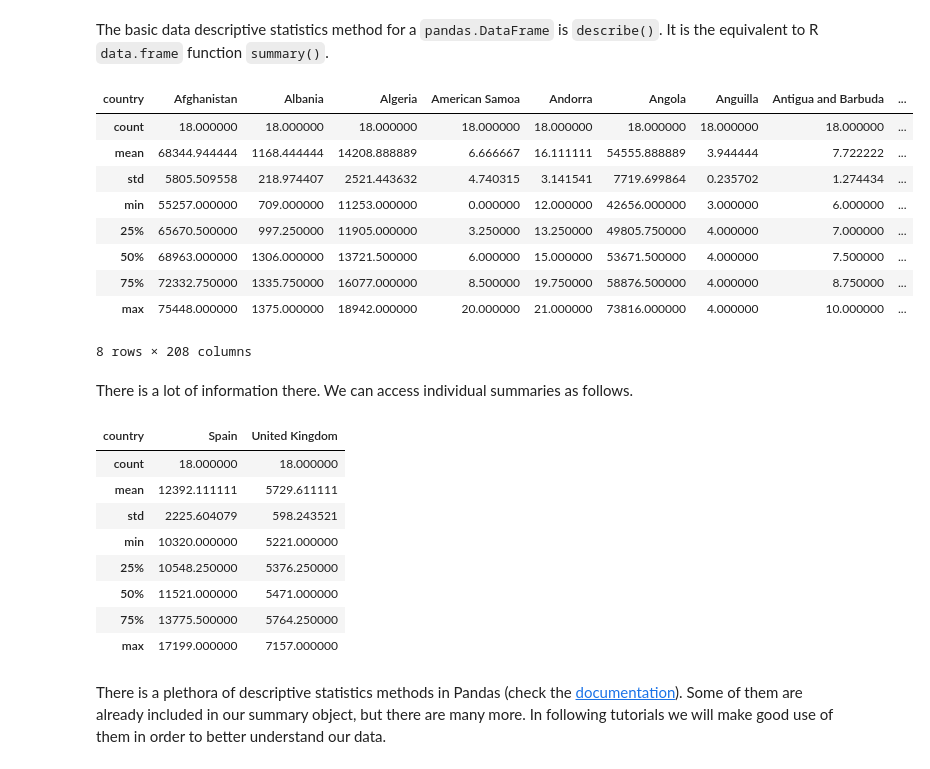
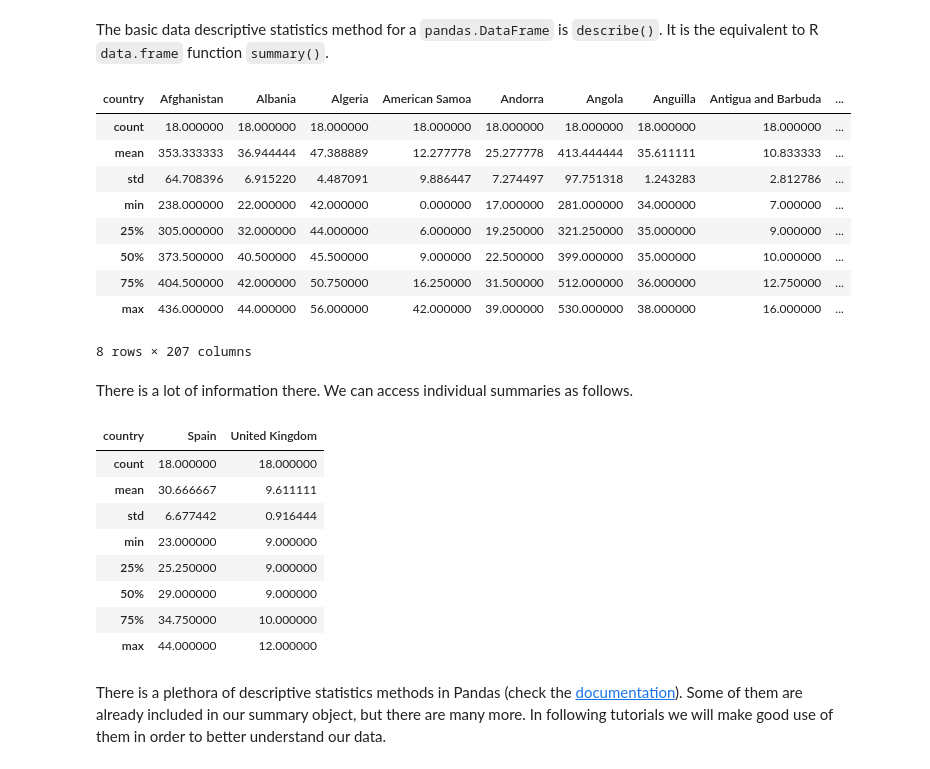
Before and after one commit to jadianes/data-science-your-way, a Jupyter notebook: data-frames/python-data-frames.ipynb, the cells around one changed output. Saved outputs shown, nothing was run; the diff lists cells and outputs as text; code cells hidden in the pictures.

Commit message:
Introduced three dataframes - done with explanations

```diff
--- a/data-frames/python-data-frames.ipynb
+++ b/data-frames/python-data-frames.ipynb
@@ -13,9 +7,25 @@ f = urllib.urlretrieve(tb_file_url_csv, local_tb_file)
+# %%
+import urllib
+
+tb_deaths_url_csv = 'https://docs.google.com/spreadsheets/d/12uWVH_IlmzJX_75bJ3IH5E-Gqx6-zfbDKNvZqYjUuso/pub?gid=0&output=CSV'
+tb_existing_url_csv = 'https://docs.google.com/spreadsheets/d/1X5Jp7Q8pTs3KLJ5JBWKhncVACGsg5v4xu6badNs4C7I/pub?gid=0&output=csv'
+tb_new_url_csv = 'https://docs.google.com/spreadsheets/d/1Pl51PcEGlO9Hp4Uh0x2_QM0xVb53p2UDBMPwcnSjFTk/pub?gid=0&output=csv'
+
+local_tb_deaths_file = 'tb_deaths_100.csv'
+local_tb_existing_file = 'tb_existing_100.csv'
+local_tb_new_file = 'tb_new_100.csv'
+
+deaths_f = urllib.urlretrieve(tb_deaths_url_csv, local_tb_deaths_file)
+existing_f = urllib.urlretrieve(tb_existing_url_csv, local_tb_existing_file)
+new_f = urllib.urlretrieve(tb_new_url_csv, local_tb_new_file)
 # %% [markdown]
 Read CSV into `DataFrame` by using `read_csv()`.
 # %%
 import pandas as pd
 
-df = pd.read_csv(local_tb_file, index_col = 0, thousands  = ',').T
+deaths_df = pd.read_csv(local_tb_deaths_file, index_col = 0, thousands  = ',').T
+existing_df = pd.read_csv(local_tb_existing_file, index_col = 0, thousands  = ',').T
+new_df = pd.read_csv(local_tb_new_file, index_col = 0, thousands  = ',').T
 # %% [markdown]
 We have specified `index_col` to be 0 since we want the country names to be the row labels. We also specified the `thousands` separator to be ',' so Pandas automatially parses cells as numbers. Then, we `traspose()` the table to make the time series for each country correspond to each column.
 # %% [markdown]
@@ -70,0 +57,8 @@ df
+# %%
+deaths_df.index.names = ['year']
+deaths_df.columns.names = ['country']
+existing_df.index.names = ['year']
+existing_df.columns.names = ['country']
+new_df.index.names = ['year']
+new_df.columns.names = ['country']
+existing_df
@@ -182,19 +351,19 @@ MORE: http://pandas.pydata.org/pandas-docs/stable/api.html#api-dataframe-stats
 # %% [markdown]
 The basic data descriptive statistics method for a `pandas.DataFrame` is `describe()`. It is the equivalent to R `data.frame` function `summary()`.
 # %%
-df_summary = df.describe()
+df_summary = existing_df.describe()
 df_summary
 # %% [output]
 | country | Afghanistan | Albania | Algeria | American Samoa | Andorra | Angola | Anguilla | Antigua and Barbuda | ... |
 | count | 18.000000 | 18.000000 | 18.000000 | 18.000000 | 18.000000 | 18.000000 | 18.000000 | 18.000000 | ... |
-| mean | 68344.944444 | 1168.444444 | 14208.888889 | 6.666667 | 16.111111 | 54555.888889 | 3.944444 | 7.722222 | ... |
-| std | 5805.509558 | 218.974407 | 2521.443632 | 4.740315 | 3.141541 | 7719.699864 | 0.235702 | 1.274434 | ... |
-| min | 55257.000000 | 709.000000 | 11253.000000 | 0.000000 | 12.000000 | 42656.000000 | 3.000000 | 6.000000 | ... |
-| 25% | 65670.500000 | 997.250000 | 11905.000000 | 3.250000 | 13.250000 | 49805.750000 | 4.000000 | 7.000000 | ... |
-| 50% | 68963.000000 | 1306.000000 | 13721.500000 | 6.000000 | 15.000000 | 53671.500000 | 4.000000 | 7.500000 | ... |
-| 75% | 72332.750000 | 1335.750000 | 16077.000000 | 8.500000 | 19.750000 | 58876.500000 | 4.000000 | 8.750000 | ... |
-| max | 75448.000000 | 1375.000000 | 18942.000000 | 20.000000 | 21.000000 | 73816.000000 | 4.000000 | 10.000000 | ... |
+| mean | 353.333333 | 36.944444 | 47.388889 | 12.277778 | 25.277778 | 413.444444 | 35.611111 | 10.833333 | ... |
+| std | 64.708396 | 6.915220 | 4.487091 | 9.886447 | 7.274497 | 97.751318 | 1.243283 | 2.812786 | ... |
+| min | 238.000000 | 22.000000 | 42.000000 | 0.000000 | 17.000000 | 281.000000 | 34.000000 | 7.000000 | ... |
+| 25% | 305.000000 | 32.000000 | 44.000000 | 6.000000 | 19.250000 | 321.250000 | 35.000000 | 9.000000 | ... |
+| 50% | 373.500000 | 40.500000 | 45.500000 | 9.000000 | 22.500000 | 399.000000 | 35.000000 | 10.000000 | ... |
+| 75% | 404.500000 | 42.000000 | 50.750000 | 16.250000 | 31.500000 | 512.000000 | 36.000000 | 12.750000 | ... |
+| max | 436.000000 | 44.000000 | 56.000000 | 42.000000 | 39.000000 | 530.000000 | 38.000000 | 16.000000 | ... |
-8 rows × 208 columns
+8 rows × 207 columns
 # %% [markdown]
 There is a lot of information there. We can access individual summaries as follows.
 # %%
@@ -202,13 +371,13 @@ df_summary[['Spain','United Kingdom']]
 # %% [output]
 | country | Spain | United Kingdom |
 | count | 18.000000 | 18.000000 |
-| mean | 12392.111111 | 5729.611111 |
-| std | 2225.604079 | 598.243521 |
-| min | 10320.000000 | 5221.000000 |
-| 25% | 10548.250000 | 5376.250000 |
-| 50% | 11521.000000 | 5471.000000 |
-| 75% | 13775.500000 | 5764.250000 |
-| max | 17199.000000 | 7157.000000 |
+| mean | 30.666667 | 9.611111 |
+| std | 6.677442 | 0.916444 |
+| min | 23.000000 | 9.000000 |
+| 25% | 25.250000 | 9.000000 |
+| 50% | 29.000000 | 9.000000 |
+| 75% | 34.750000 | 10.000000 |
+| max | 44.000000 | 12.000000 |
 # %% [markdown]
 There is a plethora of descriptive statistics methods in Pandas (check the [documentation](http://pandas.pydata.org/pandas-docs/stable/api.html#api-dataframe-stats)). Some of them are already included in our summary object, but there are many more. In following tutorials we will make good use of them in order to better understand our data.
 # %% [markdown]
```
Also changed, not shown: parts of 69 cells of this notebook, 4 other files.
